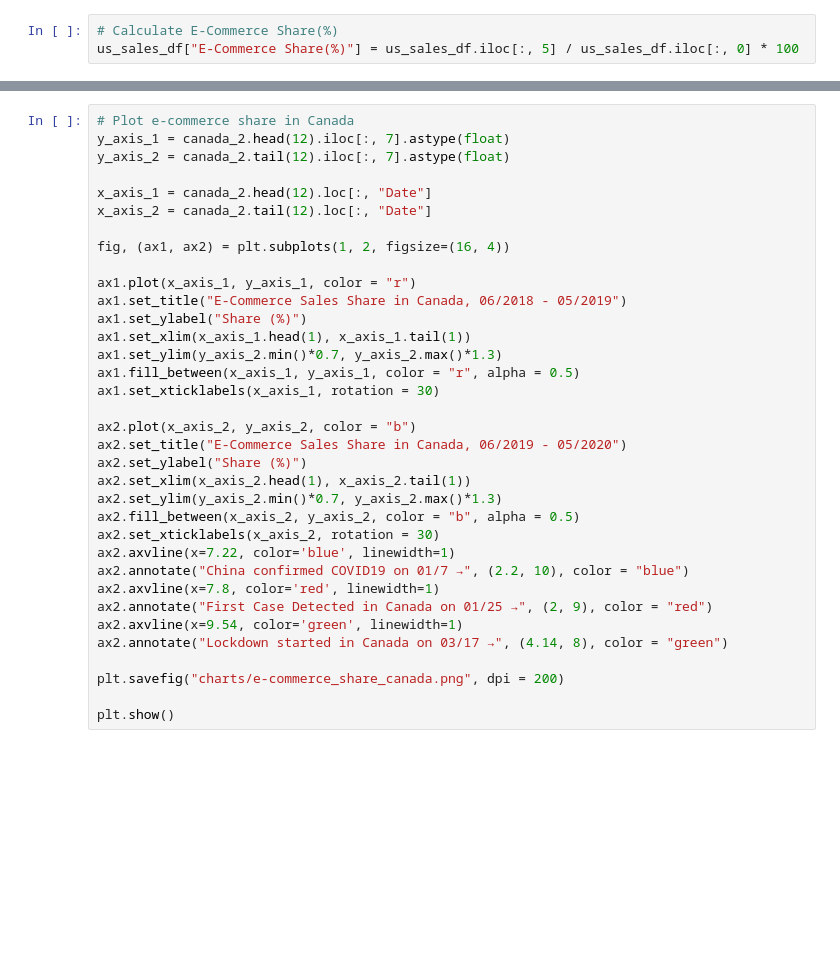
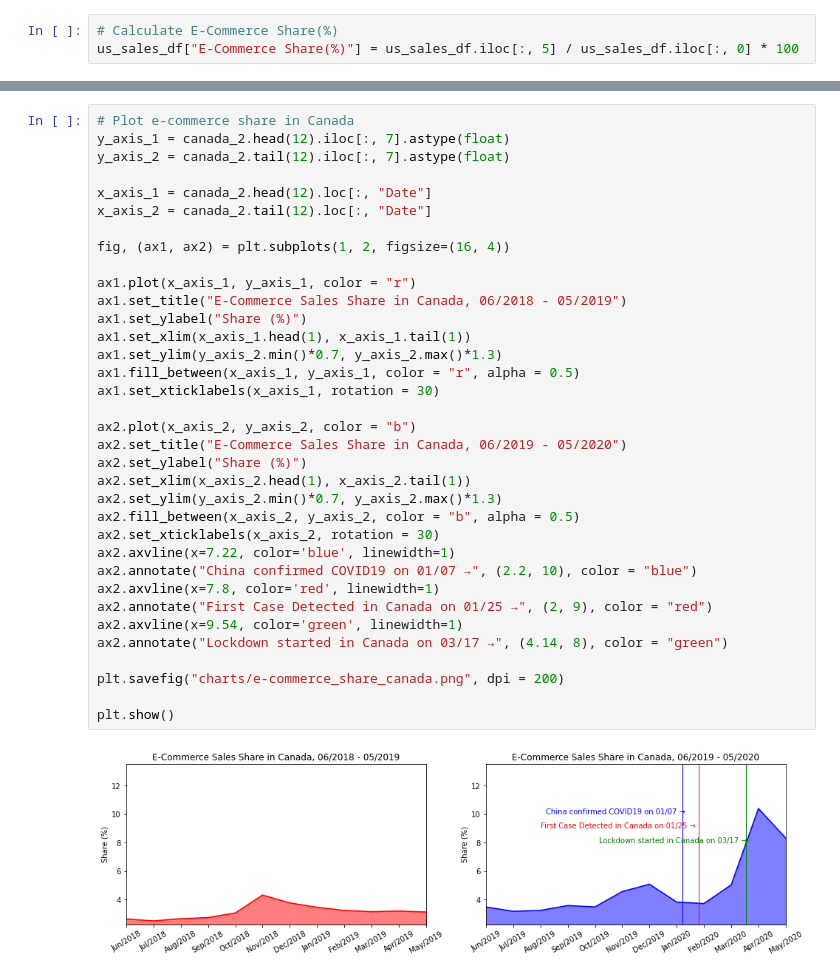
Before and after one commit to jeffhoffmanmba/Project1_eCommerce_Trends, a Jupyter notebook: Project.ipynb, the cells around one changed output, grey strips where cells are left out. Saved outputs shown, nothing was run; the diff lists cells and outputs as text; blank space fills up the shorter version.

```diff
--- a/Project.ipynb
+++ b/Project.ipynb
@@ -251,34 +354,36 @@ y_axis_2 = canada_2.tail(12).iloc[:, 7].astype(float)
 
 x_axis_1 = canada_2.head(12).loc[:, "Date"]
 x_axis_2 = canada_2.tail(12).loc[:, "Date"]
 
 fig, (ax1, ax2) = plt.subplots(1, 2, figsize=(16, 4))
 
 ax1.plot(x_axis_1, y_axis_1, color = "r")
 ax1.set_title("E-Commerce Sales Share in Canada, 06/2018 - 05/2019")
 ax1.set_ylabel("Share (%)")
 ax1.set_xlim(x_axis_1.head(1), x_axis_1.tail(1))
 ax1.set_ylim(y_axis_2.min()*0.7, y_axis_2.max()*1.3)
 ax1.fill_between(x_axis_1, y_axis_1, color = "r", alpha = 0.5)
 ax1.set_xticklabels(x_axis_1, rotation = 30)
 
 ax2.plot(x_axis_2, y_axis_2, color = "b")
 ax2.set_title("E-Commerce Sales Share in Canada, 06/2019 - 05/2020")
 ax2.set_ylabel("Share (%)")
 ax2.set_xlim(x_axis_2.head(1), x_axis_2.tail(1))
 ax2.set_ylim(y_axis_2.min()*0.7, y_axis_2.max()*1.3)
 ax2.fill_between(x_axis_2, y_axis_2, color = "b", alpha = 0.5)
 ax2.set_xticklabels(x_axis_2, rotation = 30)
 ax2.axvline(x=7.22, color='blue', linewidth=1)
-ax2.annotate("China confirmed COVID19 on 01/7 →", (2.2, 10), color = "blue")
+ax2.annotate("China confirmed COVID19 on 01/07 →", (2.2, 10), color = "blue")
 ax2.axvline(x=7.8, color='red', linewidth=1)
 ax2.annotate("First Case Detected in Canada on 01/25 →", (2, 9), color = "red")
 ax2.axvline(x=9.54, color='green', linewidth=1)
 ax2.annotate("Lockdown started in Canada on 03/17 →", (4.14, 8), color = "green")
 
 plt.savefig("charts/e-commerce_share_canada.png", dpi = 200)
 
 plt.show()
+# %% [output]
+[figure, added]
 # %%
 # Plot overall retail amount
 y_axis_1 = canada_2.head(12).iloc[:, 1].astype(float)
```
Also changed, not shown: parts of 38 cells of this notebook, 4 other files.
